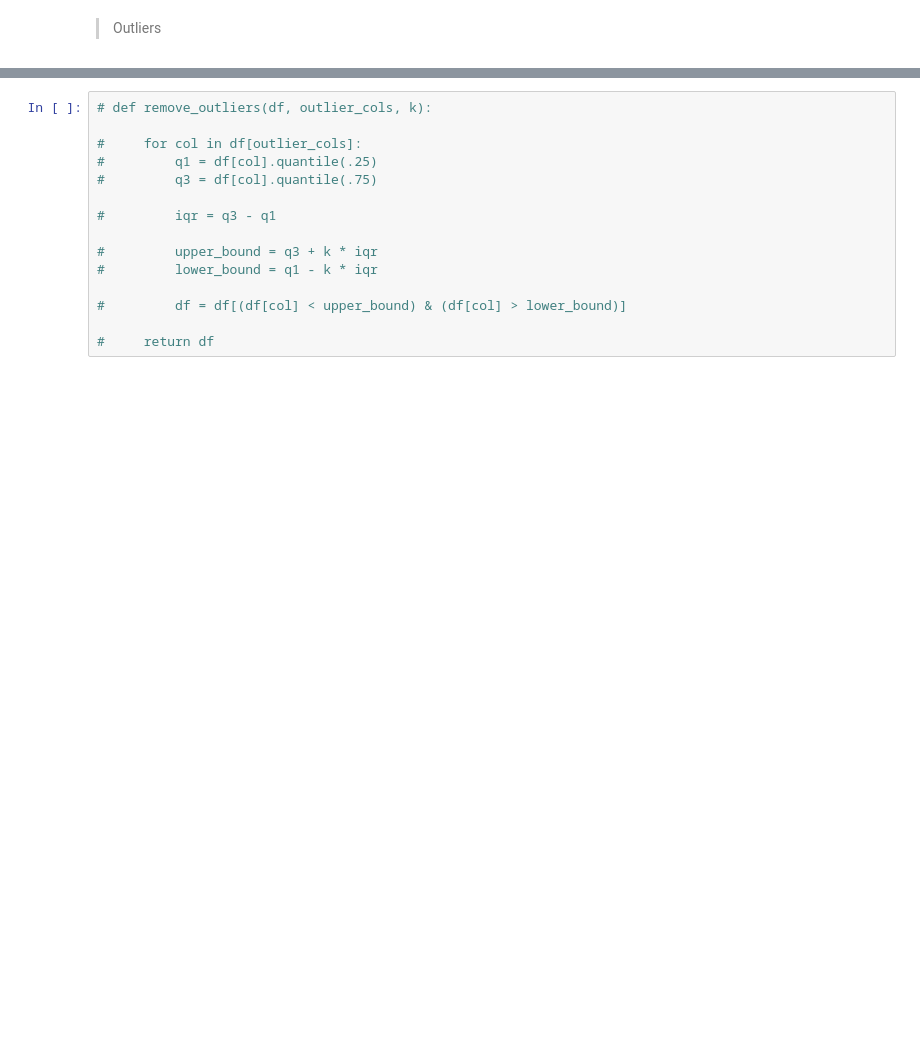
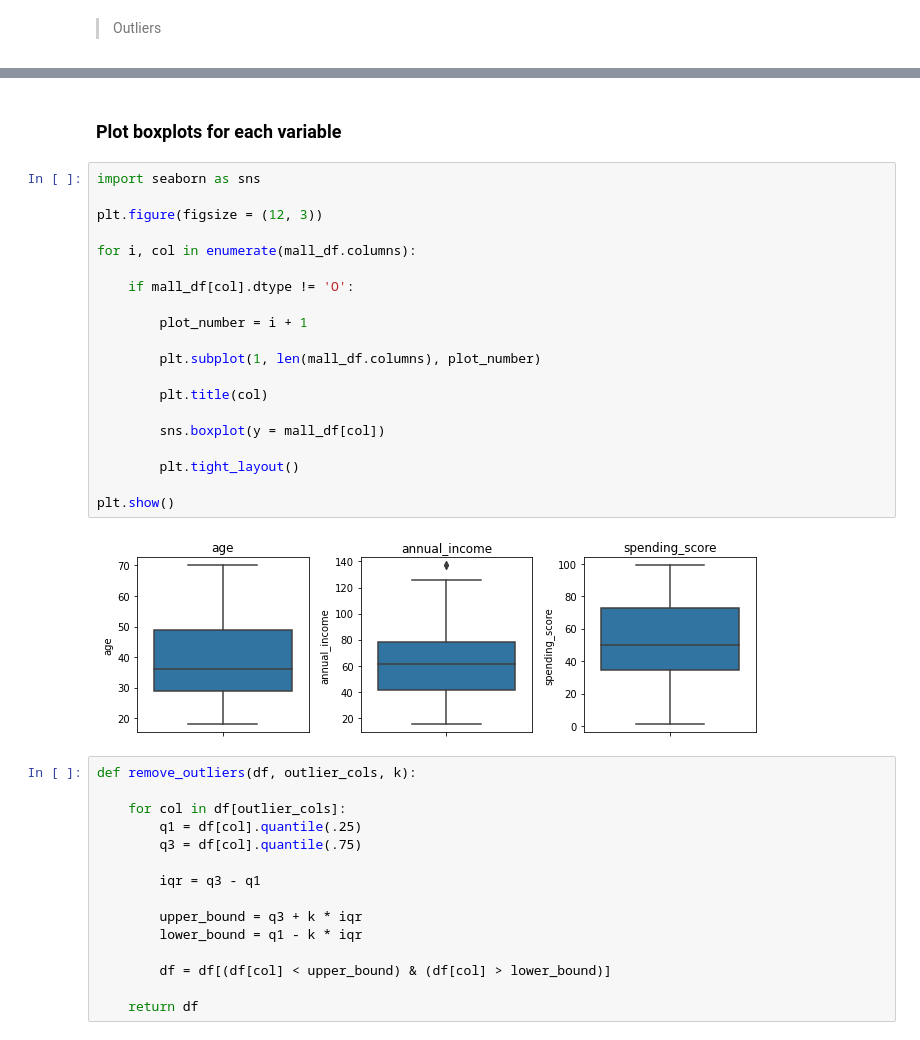
Before and after one commit to Jonessn22/clustering-exercises, a Jupyter notebook: 01a_wrangle_notes.ipynb, the cells around one changed output, grey strips where cells are left out. Saved outputs shown, nothing was run; the diff lists cells and outputs as text; blank space fills up the shorter version.

```diff
--- a/01a_wrangle_notes.ipynb
+++ b/01a_wrangle_notes.ipynb
@@ -224,16 +326,40 @@ dtype: int64
+# %% [markdown]
+### Plot boxplots for each variable
+# %%
+import seaborn as sns
+
+plt.figure(figsize = (12, 3))
+
+for i, col in enumerate(mall_df.columns):
+
+    if mall_df[col].dtype != 'O':
+
+        plot_number = i + 1
+
+        plt.subplot(1, len(mall_df.columns), plot_number)
+
+        plt.title(col)
+
+        sns.boxplot(y = mall_df[col])
+
+        plt.tight_layout()
+
+plt.show()
+# %% [output]
+[figure, added]
 # %%
-# def remove_outliers(df, outlier_cols, k):
+def remove_outliers(df, outlier_cols, k):
 
-#     for col in df[outlier_cols]:
-#         q1 = df[col].quantile(.25)
-#         q3 = df[col].quantile(.75)
+    for col in df[outlier_cols]:
+        q1 = df[col].quantile(.25)
+        q3 = df[col].quantile(.75)
 
-#         iqr = q3 - q1
+        iqr = q3 - q1
 
-#         upper_bound = q3 + k * iqr
-#         lower_bound = q1 - k * iqr
+        upper_bound = q3 + k * iqr
+        lower_bound = q1 - k * iqr
 
-#         df = df[(df[col] < upper_bound) & (df[col] > lower_bound)]
+        df = df[(df[col] < upper_bound) & (df[col] > lower_bound)]
 
-#     return df
+    return df
 # %%
```
Also changed, not shown: parts of 23 cells of this notebook, 12 other files.
